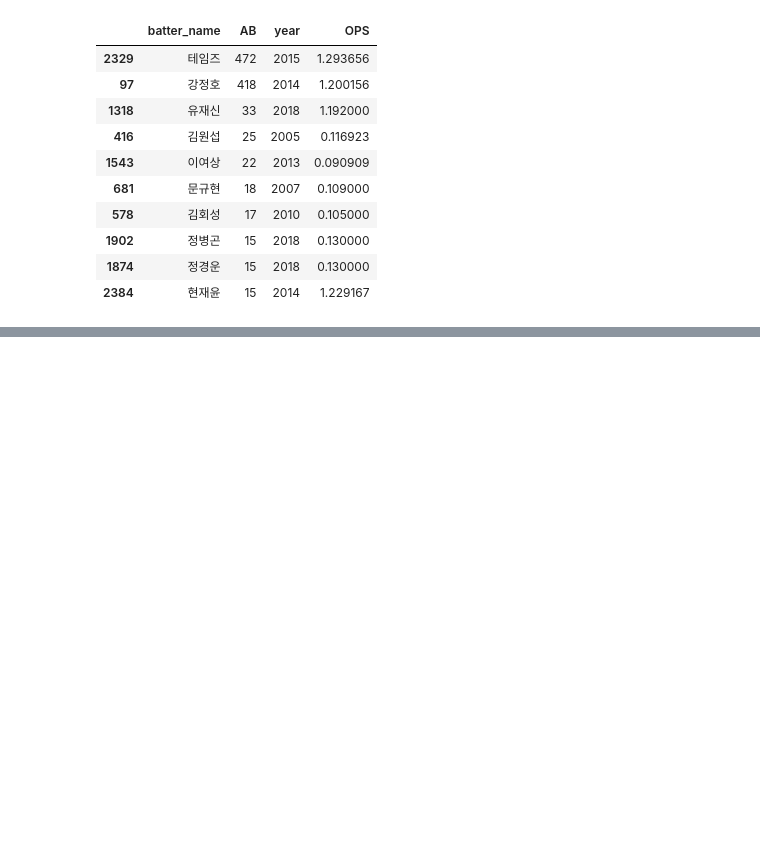
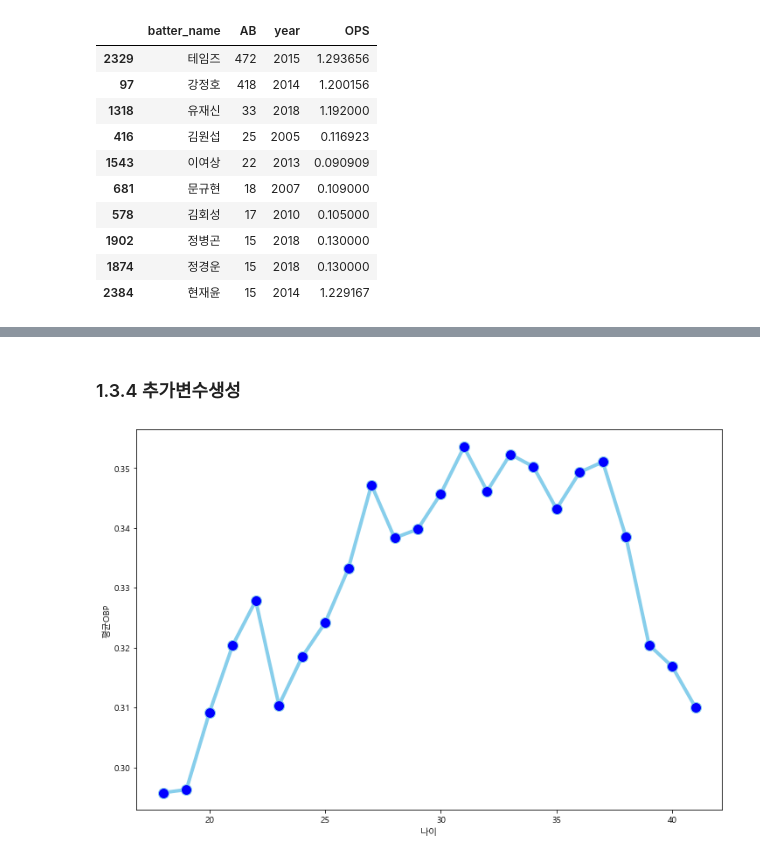
Before and after one commit to rhyou10/BigData-MachineLearning-2021, a Jupyter notebook: 1.통계학기반머신실전러닝/916/02_데이콘_KBO.ipynb, the cells around one changed output, grey strips where cells are left out. Cells and saved outputs as stored; diff of their text form; code cells hidden in the pictures; blank space fills up the shorter version.

```diff
--- a/1.통계학기반머신실전러닝/916/02_데이콘_KBO.ipynb
+++ b/1.통계학기반머신실전러닝/916/02_데이콘_KBO.ipynb
@@ -756,0 +861,13 @@ regular_season_df.loc[(regular_season_df['OPS'] < (Q1 - 1.5 * IQR)) |
+# %%
+#희생 플라이 구하기
+#OBP(출루율) 계산 공식 이용하여 SF(희생 플라이)계산 >> (H+BB+HBP)/OBP-(AB+BB+HBP)
+regular_season_df['SF'] = \
+    regular_season_df[['H','BB','HBP']].sum(axis=1) / regular_season_df['OBP'] - \
+    regular_season_df[['AB','BB','HBP']].sum(axis=1)
+regular_season_df['SF'].fillna(0, inplace = True)
+regular_season_df['SF'] = regular_season_df['SF'].apply(lambda x : round(x,0))
+
+#한 타수당 평균 희생 플라이 계산 후 필요한 것만 추출
+regular_season_df['SF_1'] = regular_season_df['SF'] / regular_season_df['AB']
+regular_season_df_SF = regular_season_df[['batter_name','year','SF_1']]
+regular_season_df_SF
@@ -756,0 +925,22 @@ regular_season_df.loc[(regular_season_df['OPS'] < (Q1 - 1.5 * IQR)) |
+# %% [markdown]
+### 1.3.4 추가변수생성
+# %%
+# 나이 변수 생성
+regular_season_df['age'] = regular_season_df['year'] - \
+                           regular_season_df['year_born'].apply(lambda x: int(x[:4]))
+
+# 나이, 평균 출루율, 출루율 중위값으로 구성된 데이터프레임 구축
+temp_df = regular_season_df.loc[regular_season_df['AB'] >= 30].groupby('age').agg(
+    {'OBP':['mean','median']}).reset_index()
+temp_df.columns = temp_df.columns.droplevel()
+temp_df.columns = ['age', 'mean_OBP', 'median_OBP']
+
+# 나이에 따른 출루율 추이 시각화
+plt.figure(figsize=(12,8))
+plt.plot('age', 'mean_OBP', data=temp_df, marker='o', markerfacecolor='blue',
+         markersize=12, color='skyblue', linewidth=4)
+plt.ylabel('평균OBP')
+plt.xlabel('나이')
+plt.show()
+# %% [output]
+[figure, added]
```
Also changed, not shown: parts of 32 cells of this notebook.
